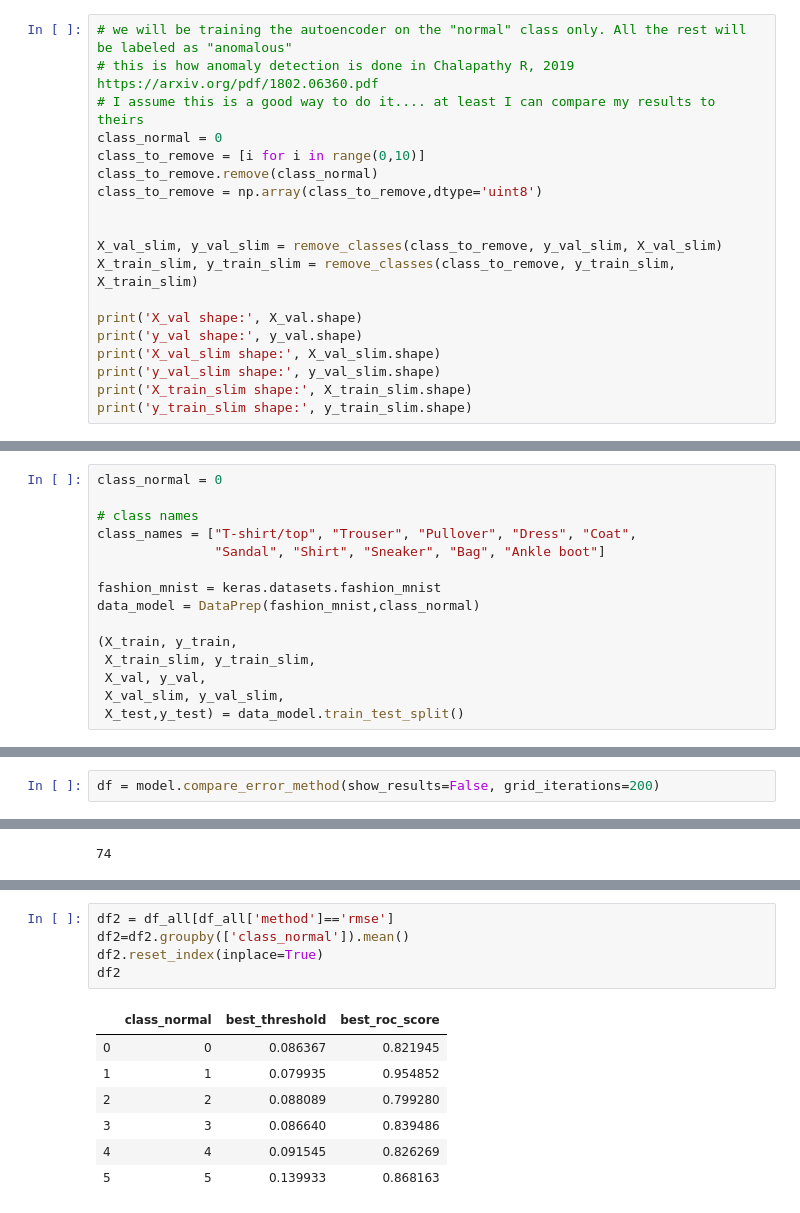
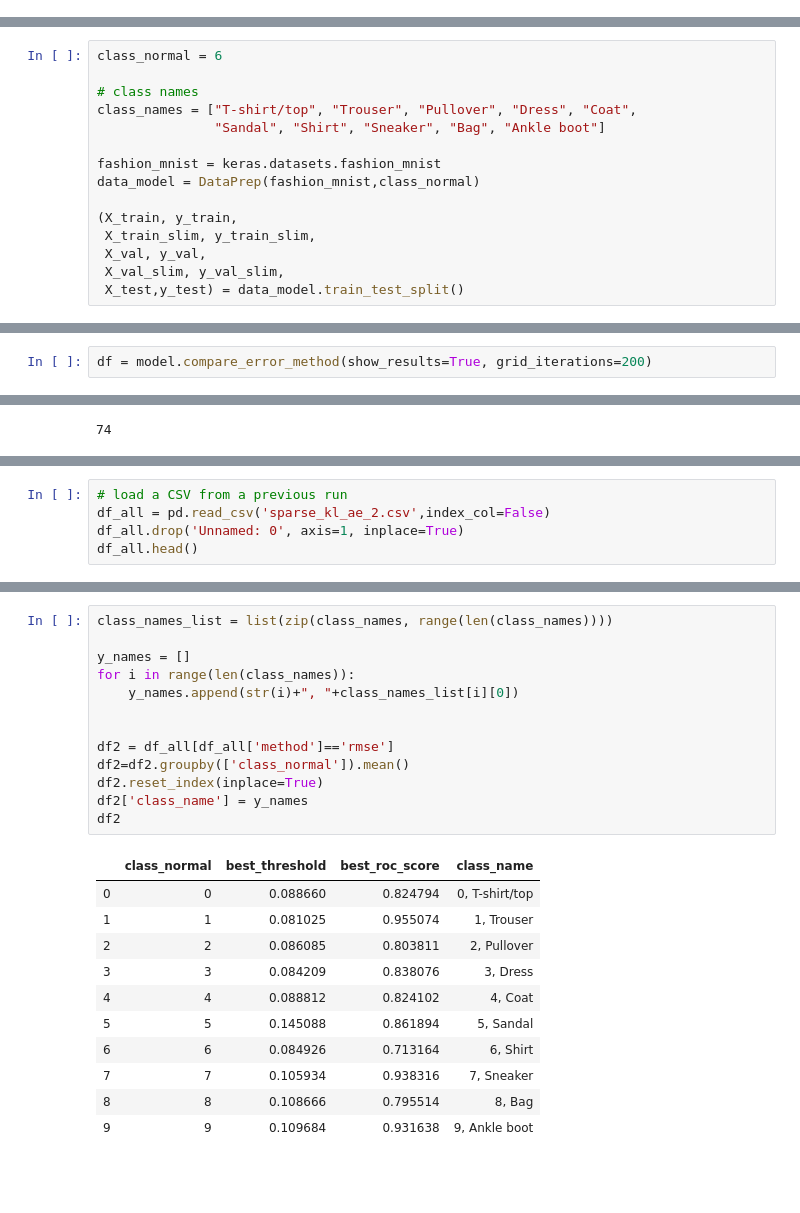
Before and after one commit to tvhahn/autoencoder-sandbox, a Jupyter notebook: notebooks/6.0-autoencoder-anomaly-detection.ipynb, the cells around one changed output, grey strips where cells are left out. Cells and saved outputs as stored; diff of their text form; blank space fills up the shorter version.

Commit message:
formatted document. Ran for all 10 classes of fashion items. Added graphics. Final commit

```diff
--- a/notebooks/6.0-autoencoder-anomaly-detection.ipynb
+++ b/notebooks/6.0-autoencoder-anomaly-detection.ipynb
@@ -84,19 +30,0 @@ def remove_classes(class_to_remove, y_val_slim, X_val_slim):
-# %%
-# we will be training the autoencoder on the "normal" class only. All the rest will be labeled as "anomalous"
-# this is how anomaly detection is done in Chalapathy R, 2019 https://arxiv.org/pdf/1802.06360.pdf
-# I assume this is a good way to do it.... at least I can compare my results to theirs
-class_normal = 0
-class_to_remove = [i for i in range(0,10)]
-class_to_remove.remove(class_normal)
-class_to_remove = np.array(class_to_remove,dtype='uint8')
-
-
-X_val_slim, y_val_slim = remove_classes(class_to_remove, y_val_slim, X_val_slim)
-X_train_slim, y_train_slim = remove_classes(class_to_remove, y_train_slim, X_train_slim)
-
-print('X_val shape:', X_val.shape)
-print('y_val shape:', y_val.shape)
-print('X_val_slim shape:', X_val_slim.shape)
-print('y_val_slim shape:', y_val_slim.shape)
-print('X_train_slim shape:', X_train_slim.shape)
-print('y_train_slim shape:', y_train_slim.shape)
@@ -179,7 +100,7 @@ class DataPrep:
                 self.X_test,
                 self.y_test)
 # %%
-class_normal = 0
+class_normal = 6
 
 # class names
 class_names = ["T-shirt/top", "Trouser", "Pullover", "Dress", "Coat",
@@ -535,5 +425,5 @@ model = SelectThreshold(sparse_kl_ae, X_val, y_val, X_val_slim, class_to_remove,
 # %% [output]
 (5000, 28, 28)
 # %%
-df = model.compare_error_method(show_results=False, grid_iterations=200)
+df = model.compare_error_method(show_results=True, grid_iterations=200)
 # %% [output]
@@ -651,0 +528,5 @@ df1
+# %%
+# load a CSV from a previous run
+df_all = pd.read_csv('sparse_kl_ae_2.csv',index_col=False)
+df_all.drop('Unnamed: 0', axis=1, inplace=True)
+df_all.head()
@@ -652,13 +540,25 @@ df1
 # %%
+class_names_list = list(zip(class_names, range(len(class_names))))
+
+y_names = []
+for i in range(len(class_names)):
+    y_names.append(str(i)+", "+class_names_list[i][0])
+
+
 df2 = df_all[df_all['method']=='rmse']
 df2=df2.groupby(['class_normal']).mean()
 df2.reset_index(inplace=True)
+df2['class_name'] = y_names
 df2
 # %% [output]
-|  | class_normal | best_threshold | best_roc_score |
-| 0 | 0 | 0.086367 | 0.821945 |
-| 1 | 1 | 0.079935 | 0.954852 |
-| 2 | 2 | 0.088089 | 0.799280 |
-| 3 | 3 | 0.086640 | 0.839486 |
-| 4 | 4 | 0.091545 | 0.826269 |
-| 5 | 5 | 0.139933 | 0.868163 |
+|  | class_normal | best_threshold | best_roc_score | class_name |
+| 0 | 0 | 0.088660 | 0.824794 | 0, T-shirt/top |
+| 1 | 1 | 0.081025 | 0.955074 | 1, Trouser |
+| 2 | 2 | 0.086085 | 0.803811 | 2, Pullover |
+| 3 | 3 | 0.084209 | 0.838076 | 3, Dress |
+| 4 | 4 | 0.088812 | 0.824102 | 4, Coat |
+| 5 | 5 | 0.145088 | 0.861894 | 5, Sandal |
+| 6 | 6 | 0.084926 | 0.713164 | 6, Shirt |
+| 7 | 7 | 0.105934 | 0.938316 | 7, Sneaker |
+| 8 | 8 | 0.108666 | 0.795514 | 8, Bag |
+| 9 | 9 | 0.109684 | 0.931638 | 9, Ankle boot |
```
Also changed, not shown: parts of 24 cells of this notebook, 1 other file.
